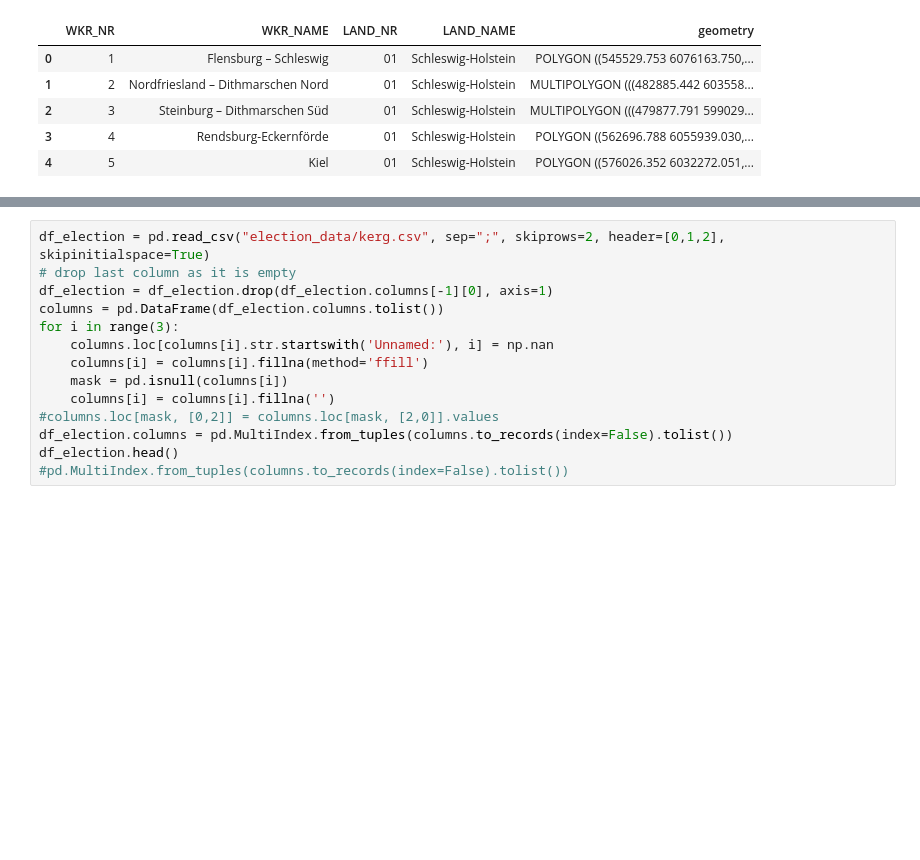
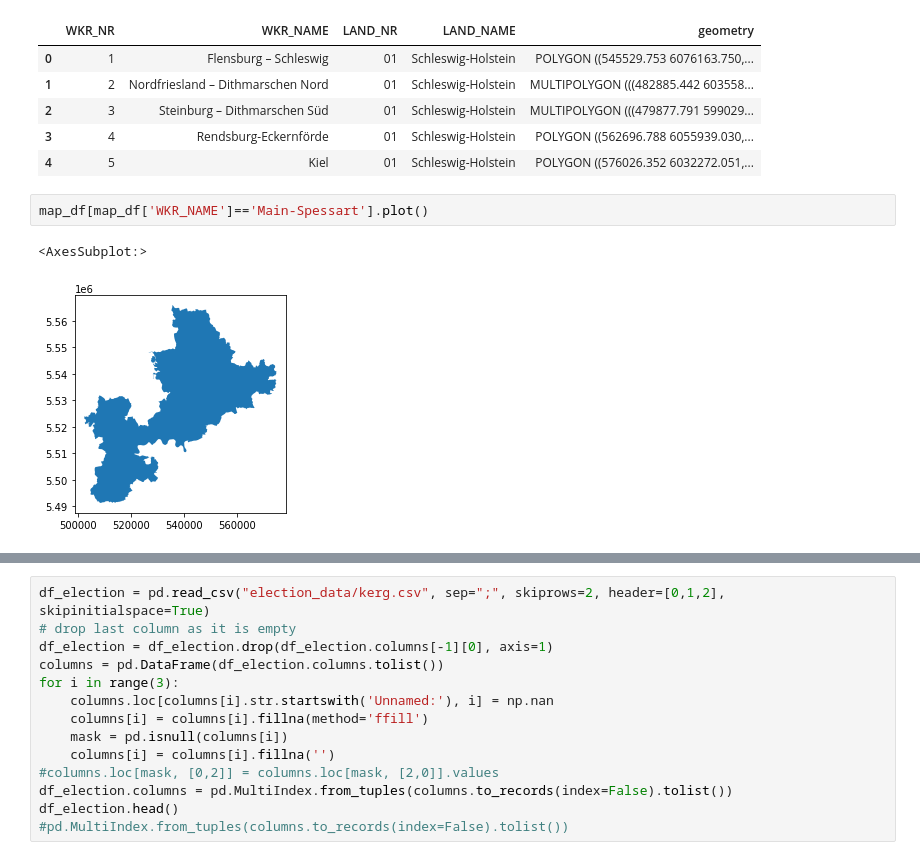
Before and after one commit to ElGarno/Wahl2021, a Jupyter notebook: ChloropethMapTest2.ipynb, the cells around one changed output, grey strips where cells are left out. Cells and saved outputs as stored; diff of their text form; blank space fills up the shorter version.

```diff
--- a/ChloropethMapTest2.ipynb
+++ b/ChloropethMapTest2.ipynb
@@ -16,3 +16,8 @@ map_df.head()
 | 2 | 3 | Steinburg – Dithmarschen Süd | 01 | Schleswig-Holstein | MULTIPOLYGON (((479877.791 599029... |
 | 3 | 4 | Rendsburg-Eckernförde | 01 | Schleswig-Holstein | POLYGON ((562696.788 6055939.030,... |
 | 4 | 5 | Kiel | 01 | Schleswig-Holstein | POLYGON ((576026.352 6032272.051,... |
+# %%
+map_df[map_df['WKR_NAME']=='Main-Spessart'].plot()
+# %% [output]
+<AxesSubplot:>
+[figure, added]
```
Also changed, not shown: parts of 1 cell of this notebook.
